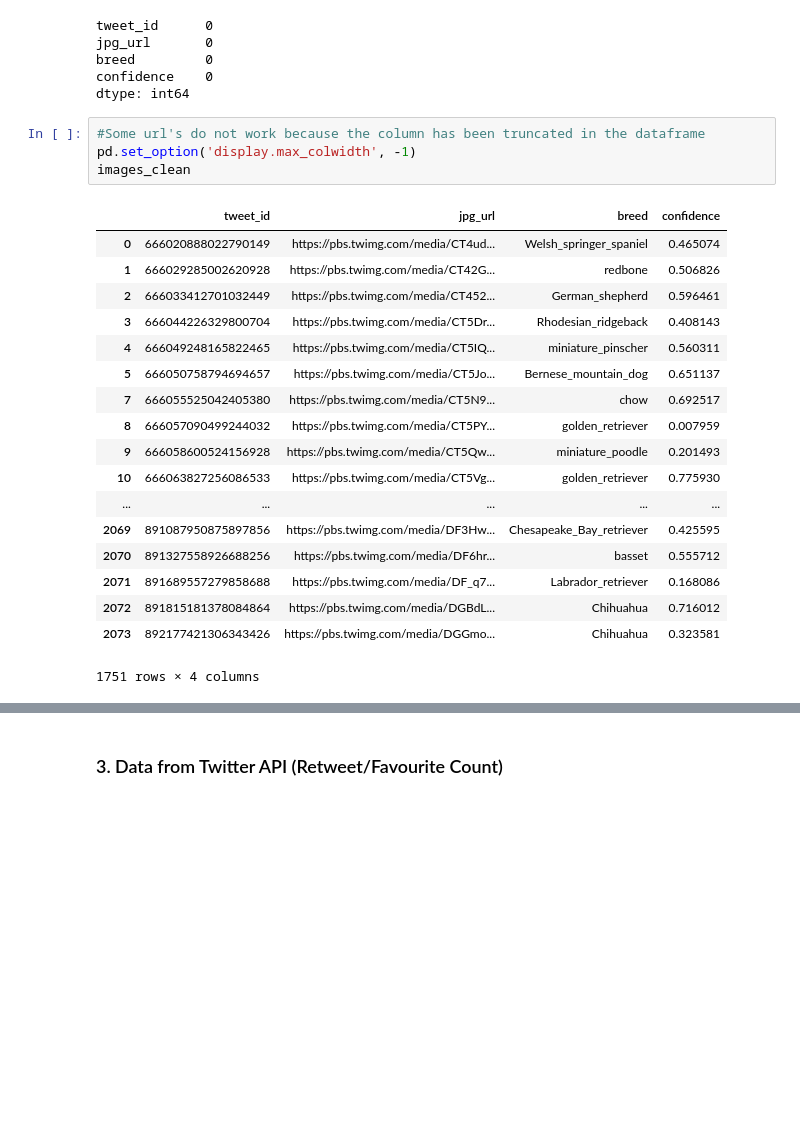
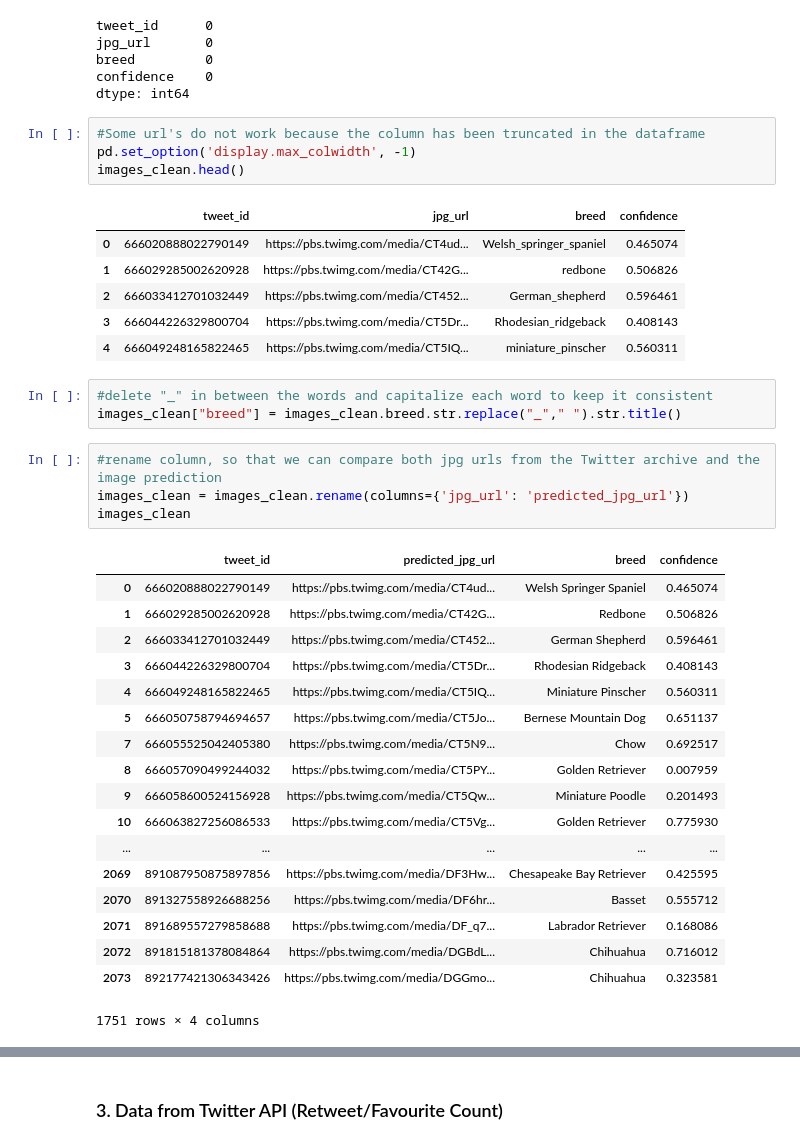
Before and after one commit to chloemcauley/WeRateDogs, a Jupyter notebook: wrangle_act.ipynb, the cells around one changed output, grey strips where cells are left out. Drawn from its saved outputs; the diff is of its cells as text; blank space fills up the shorter version.

```diff
--- a/wrangle_act.ipynb
+++ b/wrangle_act.ipynb
@@ -327,23 +497,37 @@ dtype: int64
 # %%
 #Some url's do not work because the column has been truncated in the dataframe
 pd.set_option('display.max_colwidth', -1)
-images_clean
+images_clean.head()
 # %% [output]
 |  | tweet_id | jpg_url | breed | confidence |
 | 0 | 666020888022790149 | https://pbs.twimg.com/media/CT4ud... | Welsh_springer_spaniel | 0.465074 |
 | 1 | 666029285002620928 | https://pbs.twimg.com/media/CT42G... | redbone | 0.506826 |
 | 2 | 666033412701032449 | https://pbs.twimg.com/media/CT452... | German_shepherd | 0.596461 |
 | 3 | 666044226329800704 | https://pbs.twimg.com/media/CT5Dr... | Rhodesian_ridgeback | 0.408143 |
 | 4 | 666049248165822465 | https://pbs.twimg.com/media/CT5IQ... | miniature_pinscher | 0.560311 |
-| 5 | 666050758794694657 | https://pbs.twimg.com/media/CT5Jo... | Bernese_mountain_dog | 0.651137 |
-| 7 | 666055525042405380 | https://pbs.twimg.com/media/CT5N9... | chow | 0.692517 |
-| 8 | 666057090499244032 | https://pbs.twimg.com/media/CT5PY... | golden_retriever | 0.007959 |
-| 9 | 666058600524156928 | https://pbs.twimg.com/media/CT5Qw... | miniature_poodle | 0.201493 |
-| 10 | 666063827256086533 | https://pbs.twimg.com/media/CT5Vg... | golden_retriever | 0.775930 |
-| ... | ... | ... | ... | ... |
-| 2069 | 891087950875897856 | https://pbs.twimg.com/media/DF3Hw... | Chesapeake_Bay_retriever | 0.425595 |
-| 2070 | 891327558926688256 | https://pbs.twimg.com/media/DF6hr... | basset | 0.555712 |
-| 2071 | 891689557279858688 | https://pbs.twimg.com/media/DF_q7... | Labrador_retriever | 0.168086 |
-| 2072 | 891815181378084864 | https://pbs.twimg.com/media/DGBdL... | Chihuahua | 0.716012 |
-| 2073 | 892177421306343426 | https://pbs.twimg.com/media/DGGmo... | Chihuahua | 0.323581 |
-1751 rows × 4 columns
+# %%
+#delete "_" in between the words and capitalize each word to keep it consistent
+images_clean["breed"] = images_clean.breed.str.replace("_"," ").str.title()
+# %%
+#rename column, so that we can compare both jpg urls from the Twitter archive and the image prediction
+images_clean = images_clean.rename(columns={'jpg_url': 'predicted_jpg_url'})
+images_clean
+# %% [output]
+|  | tweet_id | predicted_jpg_url | breed | confidence |
+| 0 | 666020888022790149 | https://pbs.twimg.com/media/CT4ud... | Welsh Springer Spaniel | 0.465074 |
+| 1 | 666029285002620928 | https://pbs.twimg.com/media/CT42G... | Redbone | 0.506826 |
+| 2 | 666033412701032449 | https://pbs.twimg.com/media/CT452... | German Shepherd | 0.596461 |
+| 3 | 666044226329800704 | https://pbs.twimg.com/media/CT5Dr... | Rhodesian Ridgeback | 0.408143 |
+| 4 | 666049248165822465 | https://pbs.twimg.com/media/CT5IQ... | Miniature Pinscher | 0.560311 |
+| 5 | 666050758794694657 | https://pbs.twimg.com/media/CT5Jo... | Bernese Mountain Dog | 0.651137 |
+| 7 | 666055525042405380 | https://pbs.twimg.com/media/CT5N9... | Chow | 0.692517 |
+| 8 | 666057090499244032 | https://pbs.twimg.com/media/CT5PY... | Golden Retriever | 0.007959 |
+| 9 | 666058600524156928 | https://pbs.twimg.com/media/CT5Qw... | Miniature Poodle | 0.201493 |
+| 10 | 666063827256086533 | https://pbs.twimg.com/media/CT5Vg... | Golden Retriever | 0.775930 |
+| ... | ... | ... | ... | ... |
+| 2069 | 891087950875897856 | https://pbs.twimg.com/media/DF3Hw... | Chesapeake Bay Retriever | 0.425595 |
+| 2070 | 891327558926688256 | https://pbs.twimg.com/media/DF6hr... | Basset | 0.555712 |
+| 2071 | 891689557279858688 | https://pbs.twimg.com/media/DF_q7... | Labrador Retriever | 0.168086 |
+| 2072 | 891815181378084864 | https://pbs.twimg.com/media/DGBdL... | Chihuahua | 0.716012 |
+| 2073 | 892177421306343426 | https://pbs.twimg.com/media/DGGmo... | Chihuahua | 0.323581 |
+1751 rows × 4 columns
```
Also changed, not shown: parts of 47 cells of this notebook.
